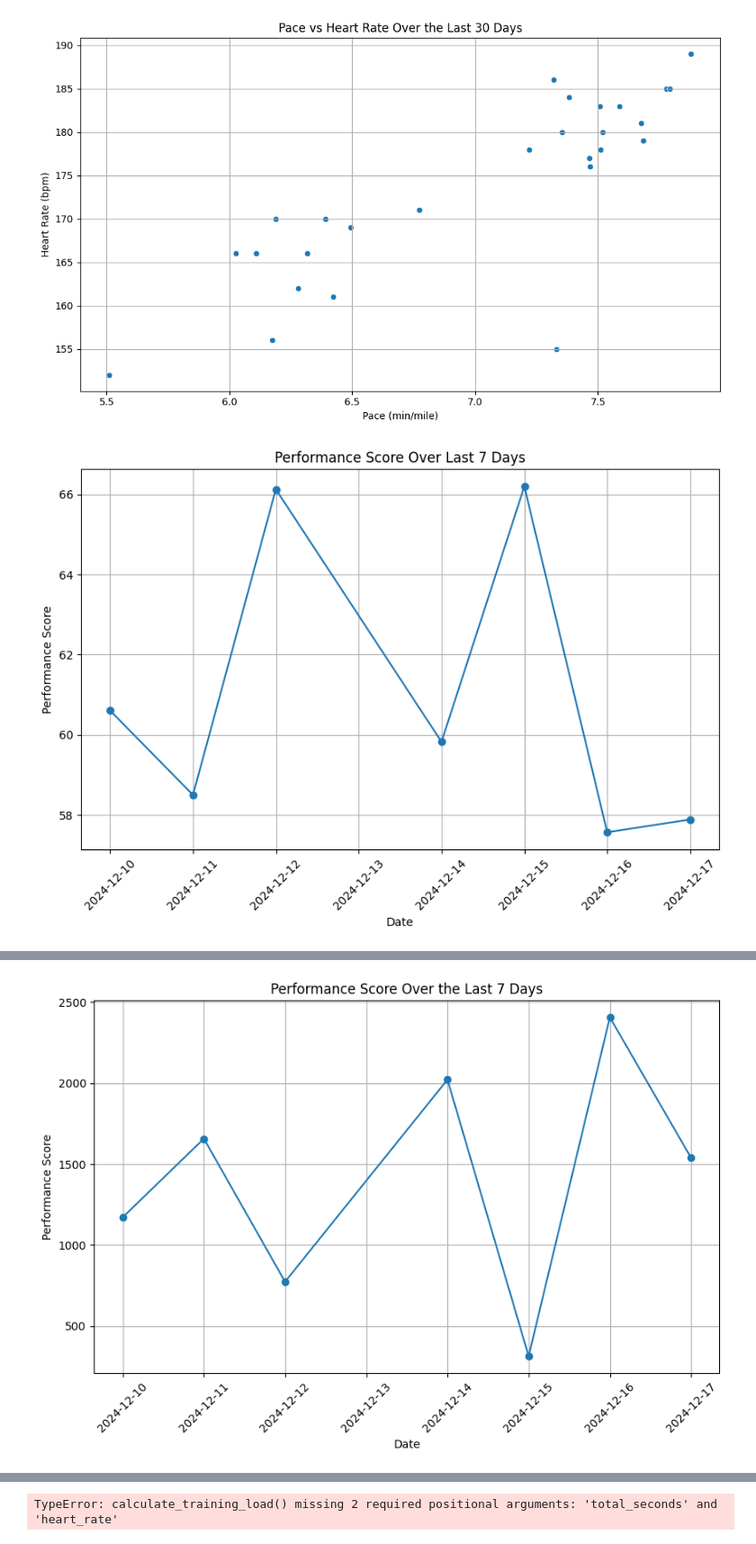
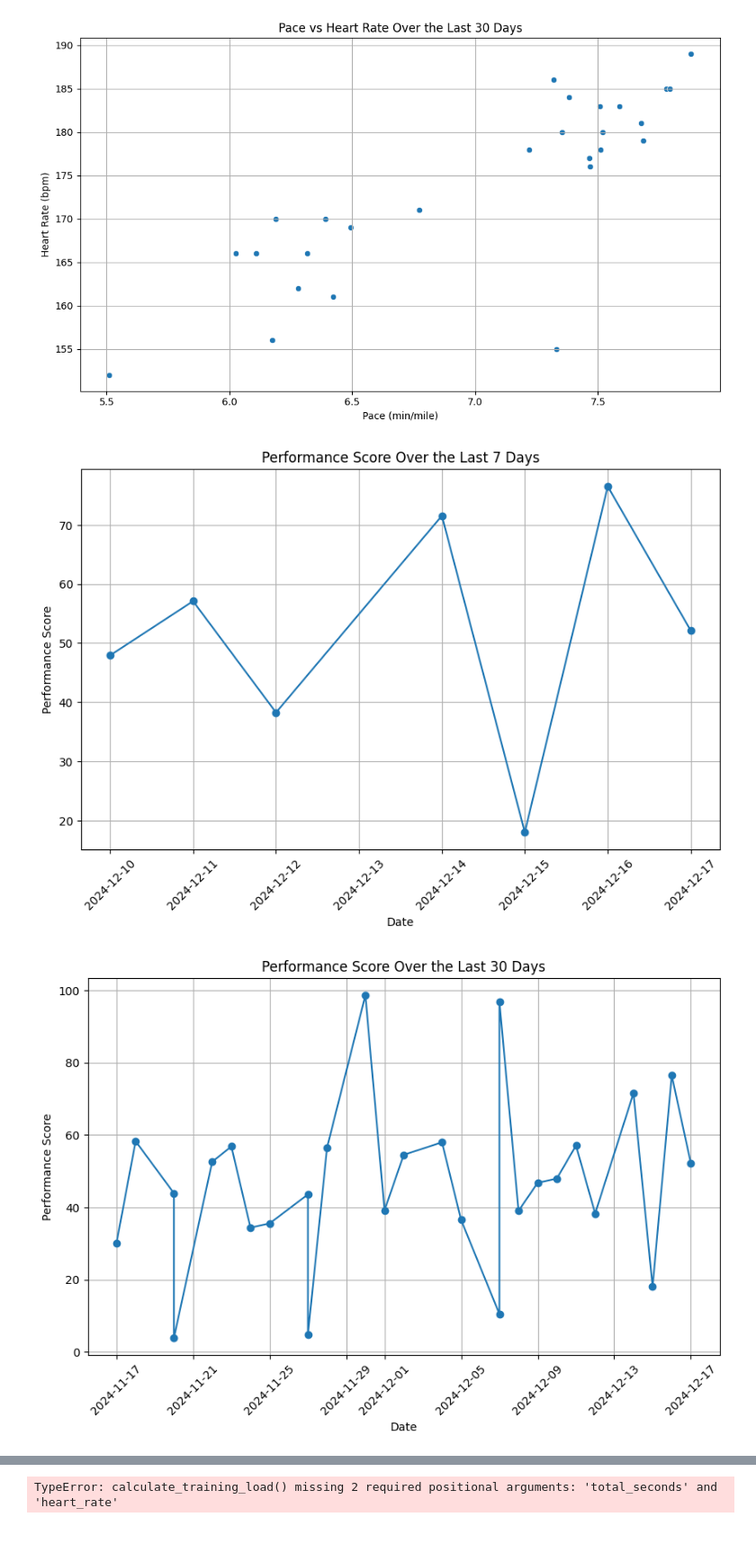
Before and after one commit to TimB21/Marathon-Training-Performance-and-Recovery-Dashboard, a Jupyter notebook: Script/Script.ipynb, the cells around one changed output, grey strips where cells are left out. Shown at 90% size. Drawn from its saved outputs; the diff is of its cells as text; code cells hidden in the pictures.

Commit message:
Performance score scaled to be closer to 100s range

```diff
--- a/Script/Script.ipynb
+++ b/Script/Script.ipynb
@@ -315,25 +315,7 @@ plt.show()
 # %%
 df = df[df['Distance'] >= 2.1]
 
-# Optionally, reset the index if needed
 df = df.reset_index(drop=True)
-
-# Step 1: Calculate Performance Metric
-df['Performance Score'] = 2.4 * (df['Heart Rate'] / df['Pace (mph)'])
-
-# Step 2: Filter the last 7, 30, and 90 days
-last_7_days = df.tail(7)
-last_30_days = df.tail(30)
-
-# Plot for the last 7 days
-plt.figure(figsize=(10, 6))
-plt.plot(last_7_days['Date'], last_7_days['Performance Score'], marker='o')
-plt.title('Performance Score Over Last 7 Days')
-plt.xlabel('Date')
-plt.ylabel('Performance Score')
-plt.xticks(rotation=45)
-plt.grid(True)
-plt.show()
 
 # Adjusted performance score function to include distance
 def calculate_performance_score(pace, heart_rate, distance):
@@ -342,9 +324,9 @@ def calculate_performance_score(pace, heart_rate, distance):
 
    # Updated coefficients and exponents to emphasize pace
     performance_score = (
-        (pace ** 3.5)         # Heavily reward faster paces
-        * ((distance ** 1) / 2)   # Strongly reward longer distances
-        / (heart_rate ** 0.2) # Minimally penalize higher heart rate
+        (pace ** 1.9)         # Heavily reward faster paces
+        * ((distance ** 1) / 1.3)   # Strongly reward longer distances
+        / (heart_rate ** 0.31) # Minimally penalize higher heart rate
     )
     return performance_score
 
@@ -352,35 +334,57 @@ def calculate_performance_score(pace, heart_rate, distance):
 last_7_days['Performance Score'] = last_7_days.apply(
     lambda row: calculate_performance_score(row['Pace (mph)'], row['Heart Rate'], row['Distance']), axis=1)
 
 # Plot the performance score for the past 7 days
 plt.figure(figsize=(10, 6))
 plt.plot(last_7_days['Date'], last_7_days['Performance Score'], marker='o')
 plt.title('Performance Score Over the Last 7 Days')
 plt.xlabel('Date')
 plt.ylabel('Performance Score')
 plt.xticks(rotation=45)
 plt.grid(True)
 plt.show()
 
 # Apply the performance score function to the past 7 days
 last_30_days['Performance Score'] = last_30_days.apply(
     lambda row: calculate_performance_score(row['Pace (mph)'], row['Heart Rate'], row['Distance']), axis=1)
 
 # Plot the performance score for the past 7 days
 plt.figure(figsize=(10, 6))
 plt.plot(last_30_days['Date'], last_30_days['Performance Score'], marker='o')
 plt.title('Performance Score Over the Last 30 Days')
 plt.xlabel('Date')
 plt.ylabel('Performance Score')
 plt.xticks(rotation=45)
 plt.grid(True)
 plt.show()
 
 
-pace_below_5_mph = last_7_days
+# Apply the performance score function to the past 7 days
+last_90_days['Performance Score'] = last_90_days.apply(
+    lambda row: calculate_performance_score(row['Pace (mph)'], row['Heart Rate'], row['Distance']), axis=1)
 
-# Print these entries
-print("Entries with a pace below 5 mph over the last 90 days:")
-print(pace_below_5_mph)
+plt.figure(figsize=(10, 6))
+plt.plot(last_90_days['Date'], last_90_days['Performance Score'], marker='o')
+plt.title('Performance Score Over the Last 90 Days')
+plt.xlabel('Date')
+plt.ylabel('Performance Score')
+plt.xticks(rotation=45)
+plt.grid(True)
+plt.tight_layout()
+plt.show()
+
+# Sort the last 90 days DataFrame by 'Performance Score' in descending order
+top_10_performances = last_90_days.sort_values(by='Performance Score', ascending=False).head(10)
+
+# Display the top 10 performances
+print(top_10_performances[['Date', 'Title', 'Distance', 'Pace (mph)', 'Heart Rate', 'Performance Score']])
+
+
+# pace_below_5_mph = last_7_days
+
+# # Print these entries
+# print("Entries with a pace below 5 mph over the last 90 days:")
+# print(pace_below_5_mph)
 # %% [output]
-[figure, old version]
+[figure, new version]
+[figure, new version]
@@ -392 +408,0 @@ See the caveats in the documentation: https://pandas.pydata.org/pandas-docs/stab
-[figure, old version]
```
Also changed, not shown: parts of 2 cells of this notebook.
